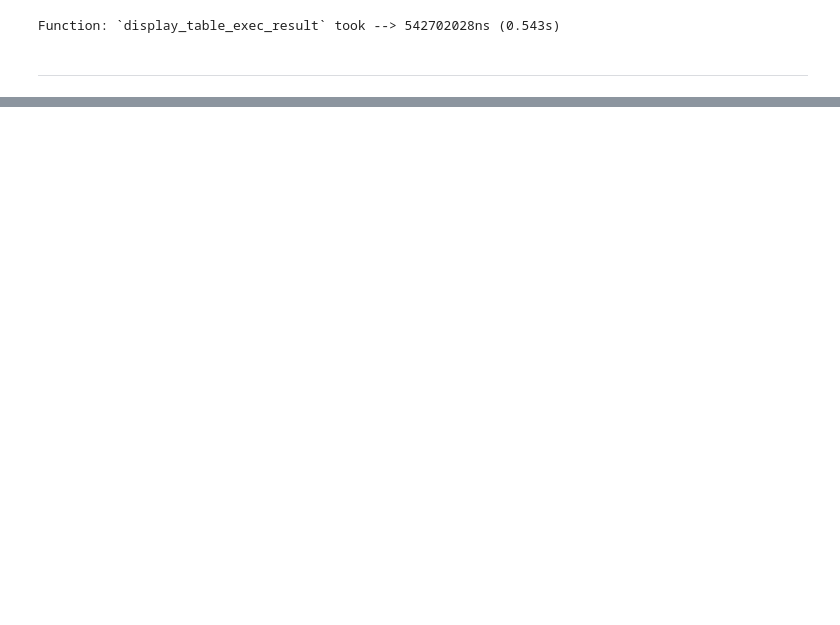
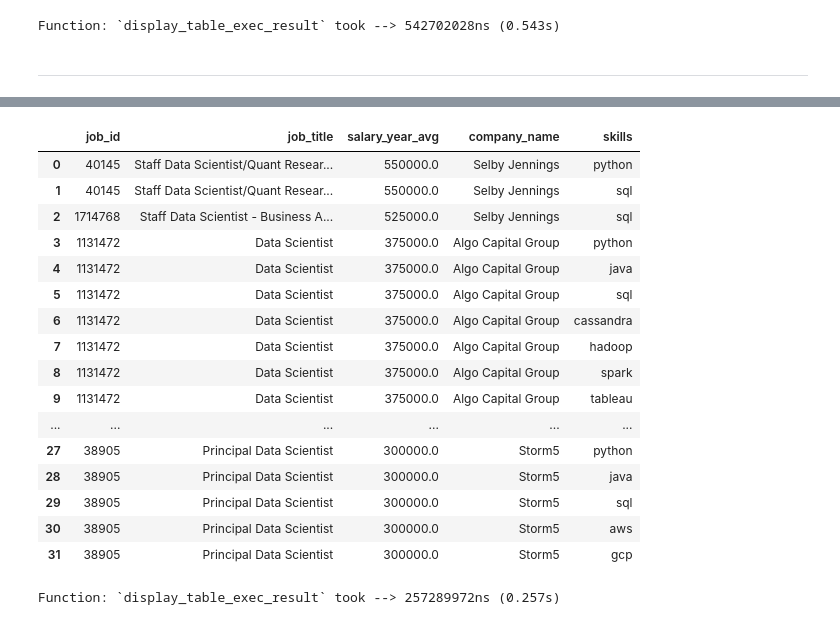
Before and after one commit to tunprimus/data-jobs-analysis, a Jupyter notebook: data-jobs-analysis.ipynb, the cells around one changed output, grey strips where cells are left out. Saved outputs shown, nothing was run; the diff lists cells and outputs as text; code cells hidden in the pictures; blank space fills up the shorter version.

```diff
--- a/data-jobs-analysis.ipynb
+++ b/data-jobs-analysis.ipynb
@@ -562,0 +690,70 @@ Function: `display_table_exec_result` took --> 542702028ns (0.543s)
+# %%
+
+postgres_top_data_scientist_jobs_skills_query = f"""
+WITH top_paying_jobs AS (
+    SELECT
+        job_id,
+        job_title,
+        salary_year_avg,
+        name AS company_name
+    FROM
+        job_postings_fact
+        LEFT JOIN
+        company_dim
+        ON
+        job_postings_fact.company_id = company_dim.company_id
+    WHERE
+        job_title_short = 'Data Scientist' AND job_location = 'Anywhere' AND salary_year_avg IS NOT NULL
+    ORDER BY
+        salary_year_avg DESC
+    LIMIT 10
+)
+
+SELECT
+    top_paying_jobs.*,
+    skills
+FROM
+    top_paying_jobs
+    INNER JOIN
+    skills_job_dim AS sjd
+    ON
+    top_paying_jobs.job_id = sjd.job_id
+    INNER JOIN
+    skills_dim AS sd
+    ON
+    sd.skill_id = sjd.skill_id
+ORDER BY
+    salary_year_avg DESC
+;
+"""
+
+display_table_exec_result(
+    table_name=job_postings_fact,
+    db_path="",
+    db_type="postgres",
+    host_name=HOST_NAME,
+    user_name=USER_NAME,
+    user_password=USER_PASSWORD,
+    db_port=DB_PORT,
+    db_name=DB_NAME,
+    query_to_exec=postgres_top_data_scientist_jobs_skills_query,
+)
+# %% [output]
+|  | job_id | job_title | salary_year_avg | company_name | skills |
+| 0 | 40145 | Staff Data Scientist/Quant Resear... | 550000.0 | Selby Jennings | python |
+| 1 | 40145 | Staff Data Scientist/Quant Resear... | 550000.0 | Selby Jennings | sql |
+| 2 | 1714768 | Staff Data Scientist - Business A... | 525000.0 | Selby Jennings | sql |
+| 3 | 1131472 | Data Scientist | 375000.0 | Algo Capital Group | python |
+| 4 | 1131472 | Data Scientist | 375000.0 | Algo Capital Group | java |
+| 5 | 1131472 | Data Scientist | 375000.0 | Algo Capital Group | sql |
+| 6 | 1131472 | Data Scientist | 375000.0 | Algo Capital Group | cassandra |
+| 7 | 1131472 | Data Scientist | 375000.0 | Algo Capital Group | hadoop |
+| 8 | 1131472 | Data Scientist | 375000.0 | Algo Capital Group | spark |
+| 9 | 1131472 | Data Scientist | 375000.0 | Algo Capital Group | tableau |
+| ... | ... | ... | ... | ... | ... |
+| 27 | 38905 | Principal Data Scientist | 300000.0 | Storm5 | python |
+| 28 | 38905 | Principal Data Scientist | 300000.0 | Storm5 | java |
+| 29 | 38905 | Principal Data Scientist | 300000.0 | Storm5 | sql |
+| 30 | 38905 | Principal Data Scientist | 300000.0 | Storm5 | aws |
+| 31 | 38905 | Principal Data Scientist | 300000.0 | Storm5 | gcp |
+Function: `display_table_exec_result` took --> 257289972ns (0.257s)
```
Also changed, not shown: parts of 41 cells of this notebook.
